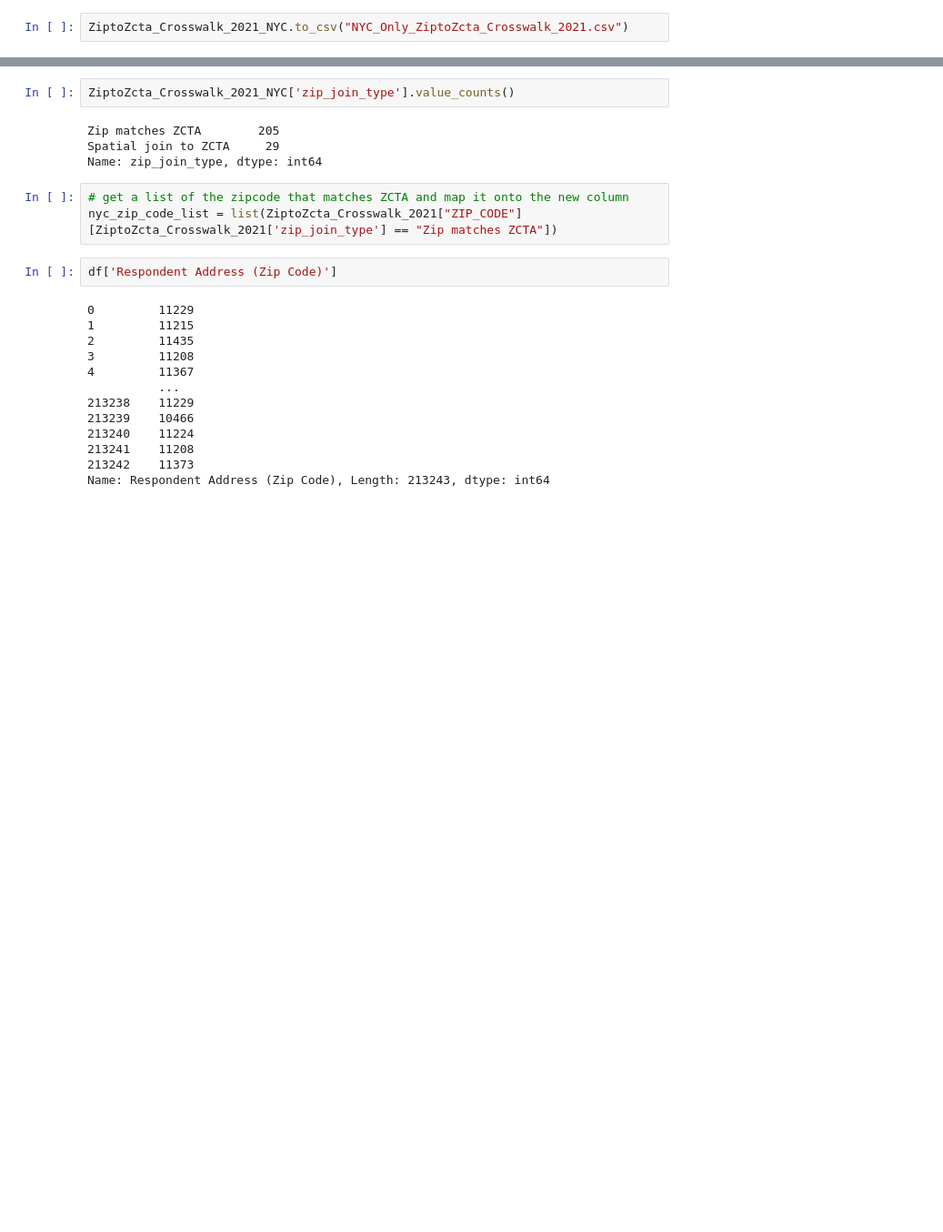
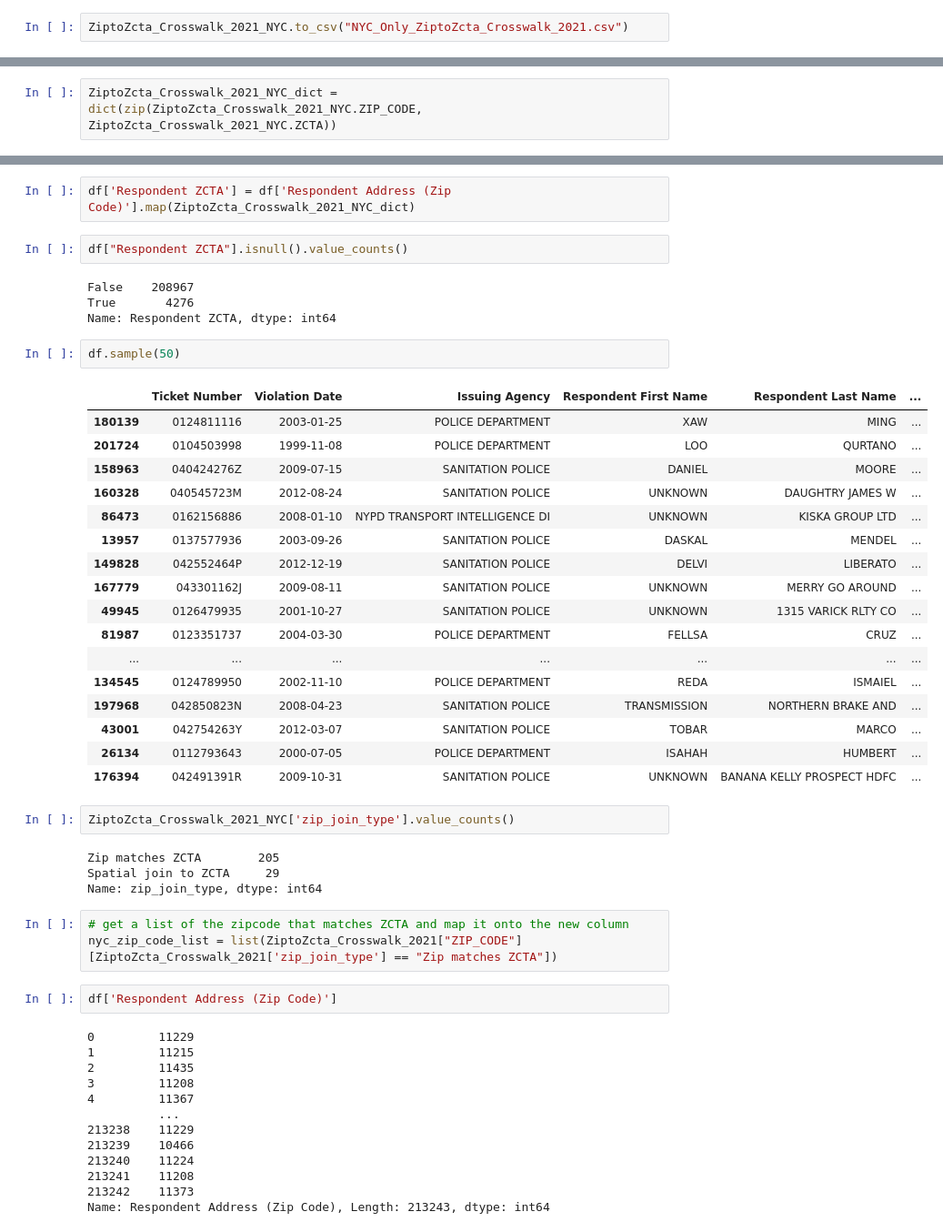
Before and after one commit to allisongao4015/oath_cases, a Jupyter notebook: 2ndNotebook.ipynb, the cells around one changed output, grey strips where cells are left out. Shown at 91% size. Cells and saved outputs as stored; diff of their text form; blank space fills up the shorter version.

```diff
--- a/2ndNotebook.ipynb
+++ b/2ndNotebook.ipynb
@@ -677,0 +587,2 @@ ZiptoZcta_Crosswalk_2021_NYC.to_csv("NYC_Only_ZiptoZcta_Crosswalk_2021.csv")
+# %%
+ZiptoZcta_Crosswalk_2021_NYC_dict = dict(zip(ZiptoZcta_Crosswalk_2021_NYC.ZIP_CODE, ZiptoZcta_Crosswalk_2021_NYC.ZCTA))
@@ -678,3 +609,31 @@ ZiptoZcta_Crosswalk_2021_NYC.to_csv("NYC_Only_ZiptoZcta_Crosswalk_2021.csv")
+# %%
+df['Respondent ZCTA'] = df['Respondent Address (Zip Code)'].map(ZiptoZcta_Crosswalk_2021_NYC_dict)
+# %%
+df["Respondent ZCTA"].isnull().value_counts()
+# %% [output]
+False    208967
+True       4276
+Name: Respondent ZCTA, dtype: int64
+# %%
+df.sample(50)
+# %% [output]
+|  | Ticket Number | Violation Date | Issuing Agency | Respondent First Name | Respondent Last Name | ... |
+| 180139 | 0124811116 | 2003-01-25 | POLICE DEPARTMENT | XAW | MING | ... |
+| 201724 | 0104503998 | 1999-11-08 | POLICE DEPARTMENT | LOO | QURTANO | ... |
+| 158963 | 040424276Z | 2009-07-15 | SANITATION POLICE | DANIEL | MOORE | ... |
+| 160328 | 040545723M | 2012-08-24 | SANITATION POLICE | UNKNOWN | DAUGHTRY JAMES W | ... |
+| 86473 | 0162156886 | 2008-01-10 | NYPD TRANSPORT INTELLIGENCE DI | UNKNOWN | KISKA GROUP LTD | ... |
+| 13957 | 0137577936 | 2003-09-26 | SANITATION POLICE | DASKAL | MENDEL | ... |
+| 149828 | 042552464P | 2012-12-19 | SANITATION POLICE | DELVI | LIBERATO | ... |
+| 167779 | 043301162J | 2009-08-11 | SANITATION POLICE | UNKNOWN | MERRY GO AROUND | ... |
+| 49945 | 0126479935 | 2001-10-27 | SANITATION POLICE | UNKNOWN | 1315 VARICK RLTY CO | ... |
+| 81987 | 0123351737 | 2004-03-30 | POLICE DEPARTMENT | FELLSA | CRUZ | ... |
+| ... | ... | ... | ... | ... | ... | ... |
+| 134545 | 0124789950 | 2002-11-10 | POLICE DEPARTMENT | REDA | ISMAIEL | ... |
+| 197968 | 042850823N | 2008-04-23 | SANITATION POLICE | TRANSMISSION | NORTHERN BRAKE AND | ... |
+| 43001 | 042754263Y | 2012-03-07 | SANITATION POLICE | TOBAR | MARCO | ... |
+| 26134 | 0112793643 | 2000-07-05 | POLICE DEPARTMENT | ISAHAH | HUMBERT | ... |
+| 176394 | 042491391R | 2009-10-31 | SANITATION POLICE | UNKNOWN | BANANA KELLY PROSPECT HDFC | ... |
 # %%
 ZiptoZcta_Crosswalk_2021_NYC['zip_join_type'].value_counts()
 # %% [output]
```
Also changed, not shown: parts of 17 cells of this notebook.
